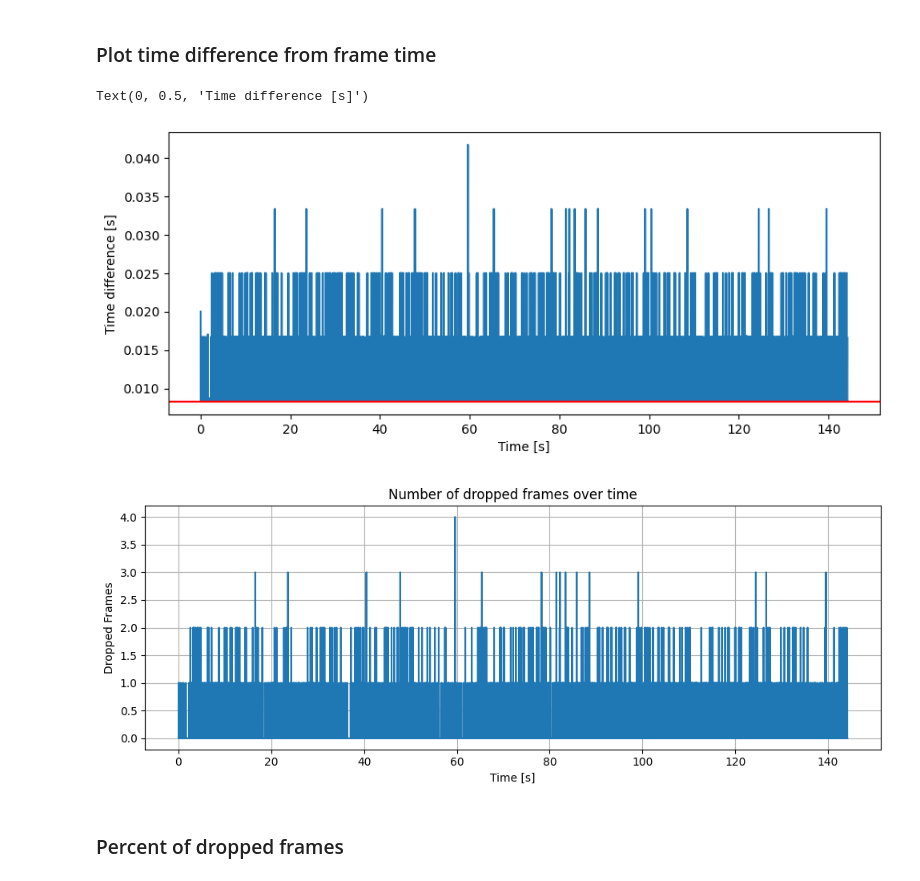
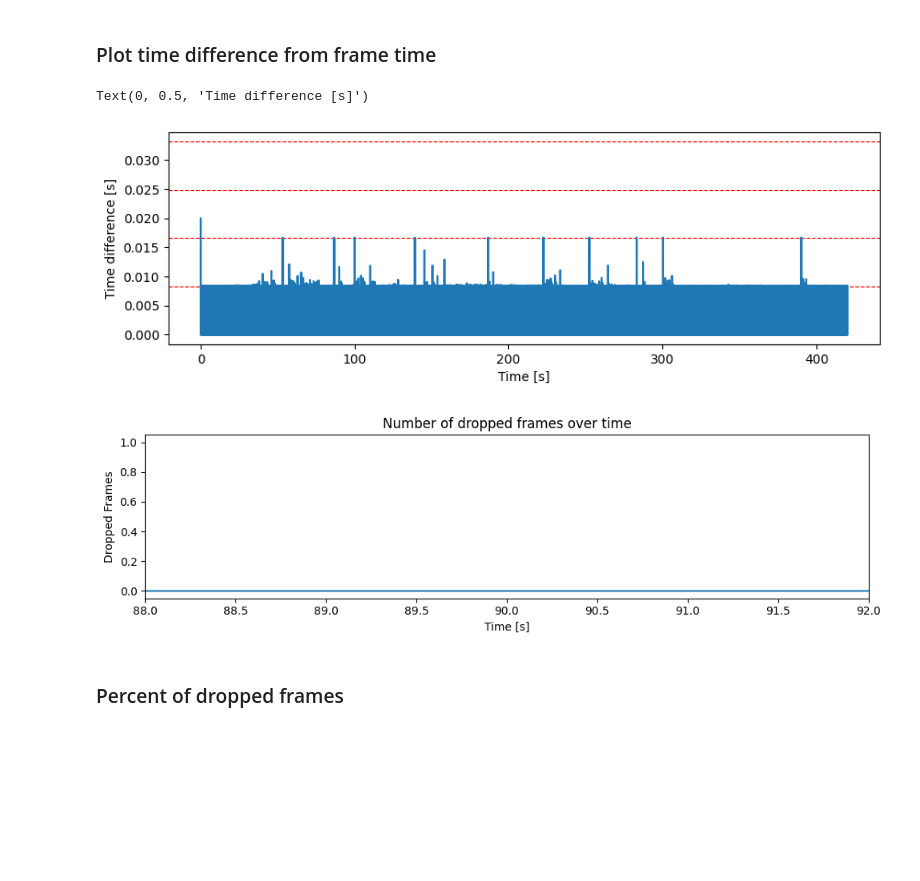
Before and after one commit to AishaHamid201/unityvr_SC, a Jupyter notebook: unityvr/scripts/framesfrompdsig.ipynb, the cells around one changed output. Drawn from its saved outputs; the diff is of its cells as text; code cells hidden in the pictures; blank space fills up the shorter version.

```diff
--- a/unityvr/scripts/framesfrompdsig.ipynb
+++ b/unityvr/scripts/framesfrompdsig.ipynb
@@ -37,0 +41,21 @@ for i in range(5):
+# %%
+rootDir = '/Volumes/otopaliklab/Temporary_Storage/Aisha/ImagingData/'
+flyID = 'Fly_0011'
+trial_folder = 'A'
+# %%
+dataDir = os.path.join(rootDir, 'raw', flyID, trial_folder)
+preprocDir = os.path.join(rootDir, 'preproc', flyID, trial_folder)
+plotDir = os.path.join(rootDir, 'plot', flyID, trial_folder)
+
+# Make directories if they don't exist
+os.makedirs(preprocDir, exist_ok=True)
+os.makedirs(plotDir, exist_ok=True)
+# %%
+dirName = dataDir
+fileName = "Log_2025-10-01_19-54-04_Fly_0011A.json"
+
+dat = logproc.openUnityLog(dirName, fileName)
+
+for i in range(5):
+    print(dat[i]['frame'])
+    print(json.dumps(dat[i], sort_keys=True, indent=4))
@@ -42,15 +84,22 @@ correcting for Unity angle convention.
 # %% [markdown]
 ### Plot time difference from frame time
 # %%
-plt.figure(figsize=(10, 4))
+plt.figure(figsize=(10, 3))
+
+# Add horizontal red lines at y = 0.0083 and y = 0.0166
+plt.axhline(y=0.0083, color='red', linestyle='--', label='y = 0.0083', linewidth = 0.8)
+plt.axhline(y=0.0166, color='red', linestyle='--', label='y = 0.0166', linewidth = 0.8)
+plt.axhline(y=0.0249, color='red', linestyle='--', label='y = 0.0249', linewidth = 0.8)
+plt.axhline(y=0.0332, color='red', linestyle='--', label='y = 0.0332', linewidth = 0.8)
+
 plt.plot(posDf['time'].iloc[1:], np.diff(posDf['time']))
-plt.axhline(1/120, color = 'r')
+# plt.axhline(1/120, color = 'r')
 plt.xlabel('Time [s]')
 plt.ylabel('Time difference [s]')
-# plt.xlim([2, 4])
+# plt.xlim([90.8, 91])
 # %% [output]
 Text(0, 0.5, 'Time difference [s]')
-[figure, old version]
+[figure, new version]
 # %%
 
 expected_dt = 1 / 120  # Expected frame interval (in seconds)
@@ -67,16 +116,18 @@ dropped_df = pd.DataFrame({
 })
 # %%
 
-plt.figure(figsize=(10, 4))
+
+plt.figure(figsize=(10, 3))
 plt.plot(dropped_df['time'], dropped_df['dropped_frames'], drawstyle='steps-post')
 plt.xlabel('Time [s]')
 plt.ylabel('Dropped Frames')
 plt.title('Number of dropped frames over time')
-plt.grid(True)
+plt.xlim([88, 92])
+plt.grid(False)
 plt.tight_layout()
 plt.show()
 # %% [output]
-[figure, old version]
+[figure, new version]
 # %% [markdown]
 ### Percent of dropped frames
 # %%
```
Also changed, not shown: parts of 15 cells of this notebook, 6 other files.
